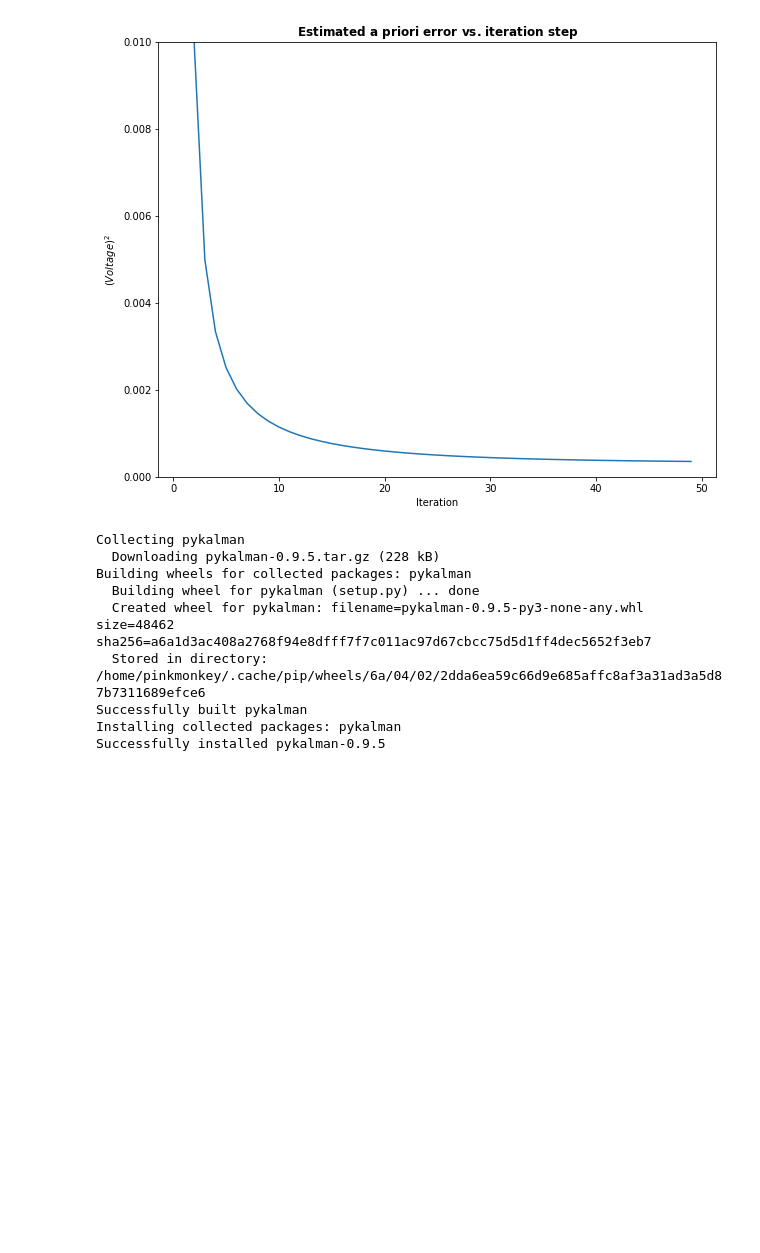
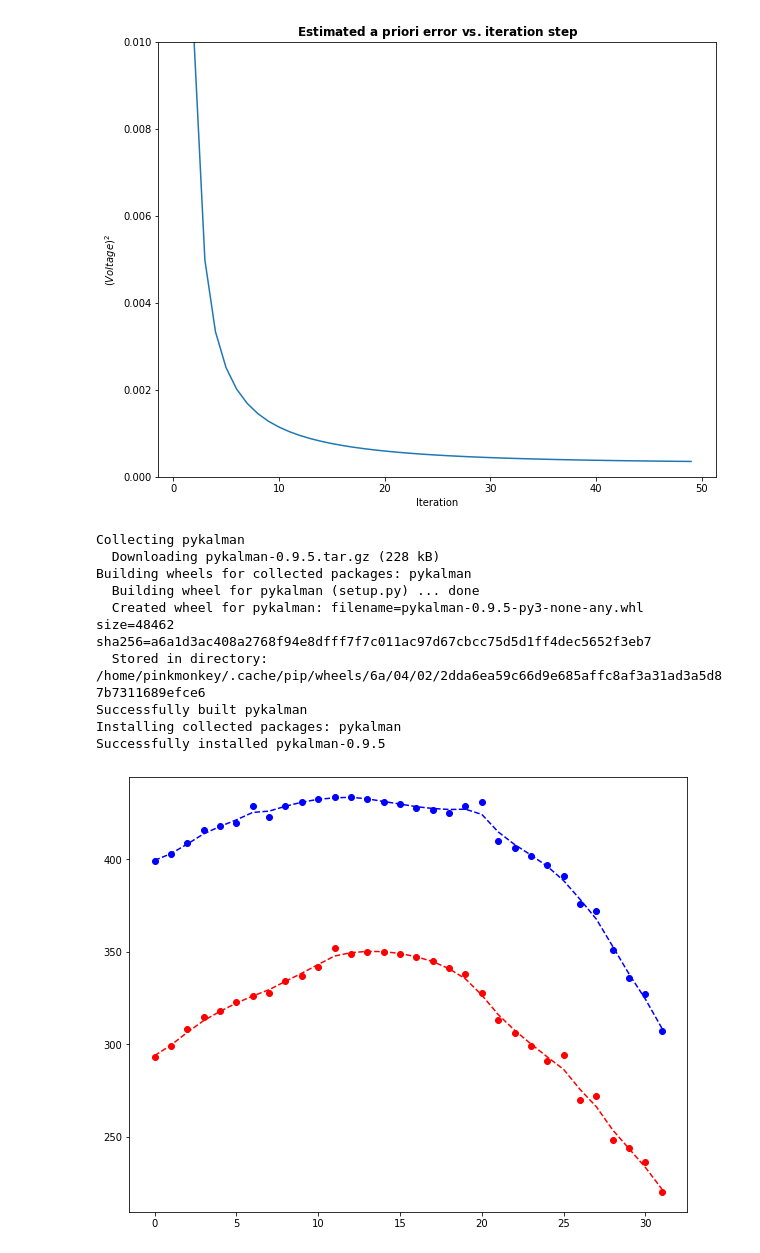
Before and after one commit to Wetpaint3/Blogs, a Jupyter notebook: Kalman Filtering in Scipy.ipynb, the cells around one changed output. Saved outputs shown, nothing was run; the diff lists cells and outputs as text; code cells hidden in the pictures; blank space fills up the shorter version.

```diff
--- a/Kalman Filtering in Scipy.ipynb
+++ b/Kalman Filtering in Scipy.ipynb
@@ -95,3 +95,40 @@ ukf = UnscentedKalmanFilter(lambda x, w: x + np.sin(w), lambda x, v: x + v, obse
 # %%
 from pykalman import KalmanFilter
 kf = KalmanFilter(initial_state_mean=0, n_dim_obs=2)
+# %%
+from pykalman import KalmanFilter
+import numpy as np
+import matplotlib.pyplot as plt
+import time
+
+measurements = np.asarray([(399,293),(403,299),(409,308),(416,315),(418,318),(420,323),(429,326),(423,328),(429,334),(431,337),(433,342),(434,352),(434,349),(433,350),(431,350),(430,349),(428,347),(427,345),(425,341),(429,338),(431,328),(410,313),(406,306),(402,299),(397,291),(391,294),(376,270),(372,272),(351,248),(336,244),(327,236),(307,220)])
+
+initial_state_mean = [measurements[0, 0],
+                      0,
+                      measurements[0, 1],
+                      0]
+
+transition_matrix = [[1, 1, 0, 0],
+                     [0, 1, 0, 0],
+                     [0, 0, 1, 1],
+                     [0, 0, 0, 1]]
+
+observation_matrix = [[1, 0, 0, 0],
+                      [0, 0, 1, 0]]
+
+kf1 = KalmanFilter(transition_matrices = transition_matrix,
+                  observation_matrices = observation_matrix,
+                  initial_state_mean = initial_state_mean)
+
+kf1 = kf1.em(measurements, n_iter=5)
+(smoothed_state_means, smoothed_state_covariances) = kf1.smooth(measurements)
+
+plt.figure(1)
+times = range(measurements.shape[0])
+plt.plot(times, measurements[:, 0], 'bo',
+         times, measurements[:, 1], 'ro',
+         times, smoothed_state_means[:, 0], 'b--',
+         times, smoothed_state_means[:, 2], 'r--',)
+plt.show()
+# %% [output]
+[figure, added]
```
